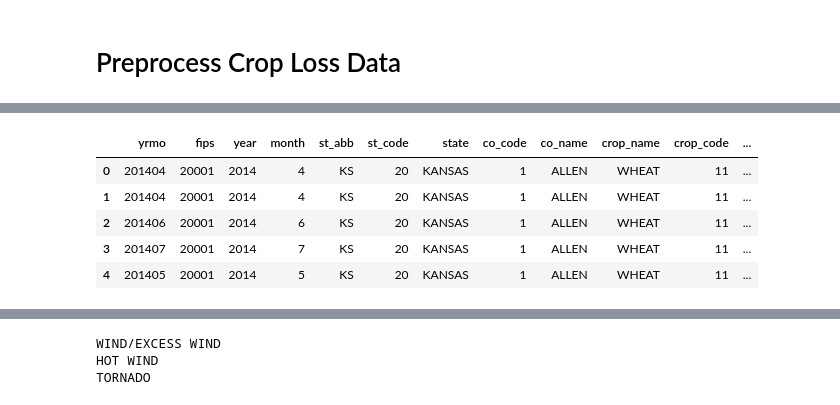
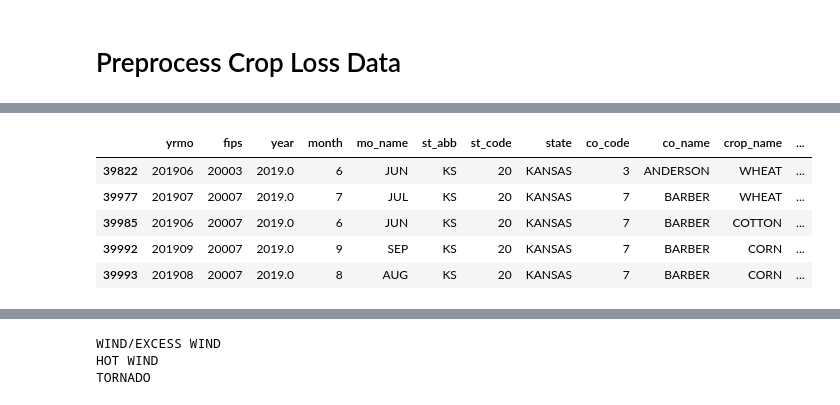
Before and after one commit to ehlenbergerjl/WindBreak, a Jupyter notebook: eda_2a_crop_pre.ipynb, the cells around one changed output, grey strips where cells are left out. Cells and saved outputs as stored; diff of their text form; code cells hidden in the pictures.

```diff
--- a/eda_2a_crop_pre.ipynb
+++ b/eda_2a_crop_pre.ipynb
@@ -68,4 +103,6 @@ Data
 Stored 'src_dir' (str)
 # %% [markdown]
 # Preprocess Crop Loss Data
+# %%
+df = pd.read_csv(os.path.join(src_dir, 'crop_loss_COL/colsom_2019_raw.csv'))
 # %%
@@ -161,0 +235,15 @@ crop_data.head()
+# %%
+wr_cl = wind_rel_df
+# Get unique counts
+unique_counts = wr_cl['col_des'].value_counts()
+
+# Create a bar plot
+plt.figure(figsize=(10, 6))
+plt.bar(unique_counts.index, unique_counts.values)
+
+plt.xlabel('Cause of Loss')
+plt.ylabel('Count')
+plt.title('Distribution of Cause of Loss')
+plt.xticks(rotation=0)  # Rotate x-axis labels for better visibility if needed
+
+plt.show()
@@ -162,5 +271,5 @@ crop_data.head()
 # %%
-cp1_crop_data = crop_data
+cp1_wr_cl = wr_cl
 # Capitals dictionary
 us_state_abbrev_upper = {
     'ALABAMA': 'AL',
@@ -224,6 +333,6 @@ us_state_abbrev_upper = {
 # Inverse the dictionary for easier mapping.
 abbrev_us_state_upper = {v: k for k, v in us_state_abbrev_upper.items()}
 
-crop_data['state'] = crop_data['st_abb'].map(abbrev_us_state_upper)
-crop_data.head()
+wr_cl['state'] = wr_cl['st_abb'].map(abbrev_us_state_upper)
+wr_cl.head()
 # %% [output]
@@ -260,11 +368,11 @@ Index: 13, Column Name: state, Data Type: object
 # %%
-cp2_crop_data = crop_data
+cp2_wr_cl = wr_cl
 # specify the new column order
-column_order = ['yrmo', 'fips', 'year', 'month', 'st_abb',
-                'st_code', 'state', 'co_code', 'co_name',
-                'crop_name', 'crop_code', 'col_des',
-                'col_code', 'indemnity']
+column_order = ['yrmo', 'fips', 'year', 'month', 'mo_name',
+                'st_abb', 'st_code', 'state', 'co_code',
+                'co_name', 'crop_name', 'crop_code',
+                'col_des', 'col_code', 'indemnity']
 
 # reindex the dataframe
-crop_data = crop_data[column_order]
+wr_cl = wr_cl[column_order]
 # %%
@@ -294,13 +400,13 @@ Index: 13, Column Name: indemnity, Data Type: float64
 # %%
-crop_data['co_name'] = crop_data['co_name'].str.upper()
-crop_data['crop_name'] = crop_data['crop_name'].str.upper()
-crop_data['col_des'] = crop_data['col_des'].str.upper()
-crop_data.head()
+wr_cl['co_name'] = wr_cl['co_name'].str.upper()
+wr_cl['crop_name'] = wr_cl['crop_name'].str.upper()
+wr_cl['col_des'] = wr_cl['col_des'].str.upper()
+wr_cl.head()
 # %% [output]
-|  | yrmo | fips | year | month | st_abb | st_code | state | co_code | co_name | crop_name | crop_code | ... |
-| 0 | 201404 | 20001 | 2014 | 4 | KS | 20 | KANSAS | 1 | ALLEN | WHEAT | 11 | ... |
-| 1 | 201404 | 20001 | 2014 | 4 | KS | 20 | KANSAS | 1 | ALLEN | WHEAT | 11 | ... |
-| 2 | 201406 | 20001 | 2014 | 6 | KS | 20 | KANSAS | 1 | ALLEN | WHEAT | 11 | ... |
-| 3 | 201407 | 20001 | 2014 | 7 | KS | 20 | KANSAS | 1 | ALLEN | WHEAT | 11 | ... |
-| 4 | 201405 | 20001 | 2014 | 5 | KS | 20 | KANSAS | 1 | ALLEN | WHEAT | 11 | ... |
+|  | yrmo | fips | year | month | mo_name | st_abb | st_code | state | co_code | co_name | crop_name | ... |
+| 39822 | 201906 | 20003 | 2019.0 | 6 | JUN | KS | 20 | KANSAS | 3 | ANDERSON | WHEAT | ... |
+| 39977 | 201907 | 20007 | 2019.0 | 7 | JUL | KS | 20 | KANSAS | 7 | BARBER | WHEAT | ... |
+| 39985 | 201906 | 20007 | 2019.0 | 6 | JUN | KS | 20 | KANSAS | 7 | BARBER | COTTON | ... |
+| 39992 | 201909 | 20007 | 2019.0 | 9 | SEP | KS | 20 | KANSAS | 7 | BARBER | CORN | ... |
+| 39993 | 201908 | 20007 | 2019.0 | 8 | AUG | KS | 20 | KANSAS | 7 | BARBER | CORN | ... |
 # %%
```
Also changed, not shown: parts of 29 cells of this notebook, 14 other files.
